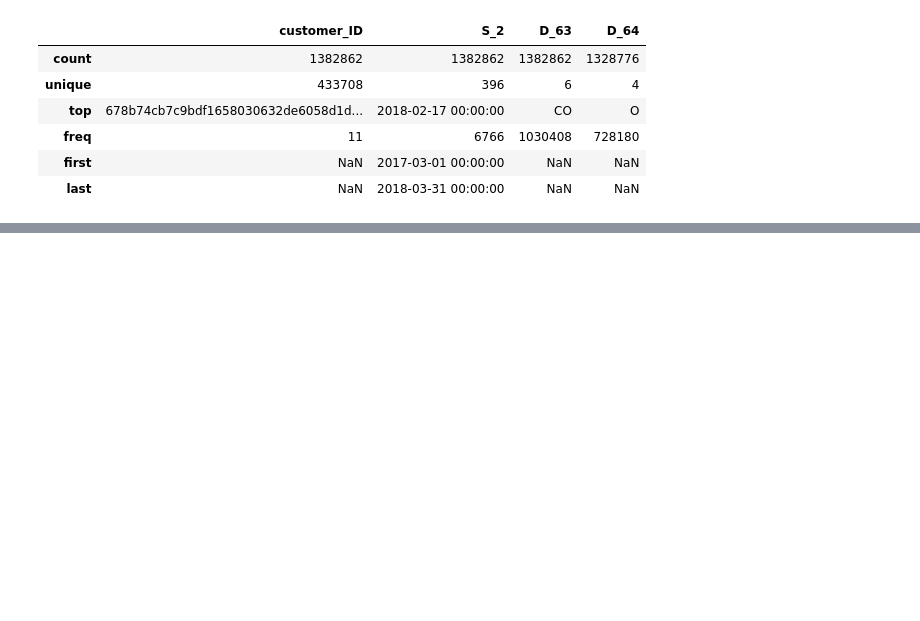
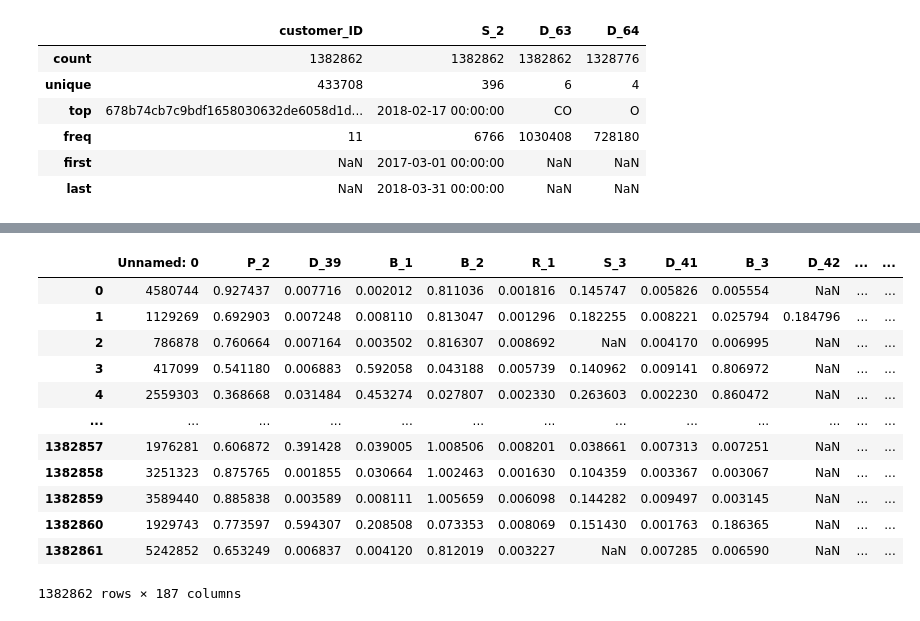
Before and after one commit to zalvatore/ADS502-Team2, a Jupyter notebook: ADS502-Team_2-Summer22.ipynb, the cells around one changed output, grey strips where cells are left out. Cells and saved outputs as stored; diff of their text form; code cells hidden in the pictures; blank space fills up the shorter version.

```diff
--- a/ADS502-Team_2-Summer22.ipynb
+++ b/ADS502-Team_2-Summer22.ipynb
@@ -120,0 +150,18 @@ train_data_objects.describe()
+# %%
+#Show Numeric col
+train_data_numeric = getNumericCol(train_data)
+train_data_numeric
+# %% [output]
+|  | Unnamed: 0 | P_2 | D_39 | B_1 | B_2 | R_1 | S_3 | D_41 | B_3 | D_42 | ... | ... |
+| 0 | 4580744 | 0.927437 | 0.007716 | 0.002012 | 0.811036 | 0.001816 | 0.145747 | 0.005826 | 0.005554 | NaN | ... | ... |
+| 1 | 1129269 | 0.692903 | 0.007248 | 0.008110 | 0.813047 | 0.001296 | 0.182255 | 0.008221 | 0.025794 | 0.184796 | ... | ... |
+| 2 | 786878 | 0.760664 | 0.007164 | 0.003502 | 0.816307 | 0.008692 | NaN | 0.004170 | 0.006995 | NaN | ... | ... |
+| 3 | 417099 | 0.541180 | 0.006883 | 0.592058 | 0.043188 | 0.005739 | 0.140962 | 0.009141 | 0.806972 | NaN | ... | ... |
+| 4 | 2559303 | 0.368668 | 0.031484 | 0.453274 | 0.027807 | 0.002330 | 0.263603 | 0.002230 | 0.860472 | NaN | ... | ... |
+| ... | ... | ... | ... | ... | ... | ... | ... | ... | ... | ... | ... | ... |
+| 1382857 | 1976281 | 0.606872 | 0.391428 | 0.039005 | 1.008506 | 0.008201 | 0.038661 | 0.007313 | 0.007251 | NaN | ... | ... |
+| 1382858 | 3251323 | 0.875765 | 0.001855 | 0.030664 | 1.002463 | 0.001630 | 0.104359 | 0.003367 | 0.003067 | NaN | ... | ... |
+| 1382859 | 3589440 | 0.885838 | 0.003589 | 0.008111 | 1.005659 | 0.006098 | 0.144282 | 0.009497 | 0.003145 | NaN | ... | ... |
+| 1382860 | 1929743 | 0.773597 | 0.594307 | 0.208508 | 0.073353 | 0.008069 | 0.151430 | 0.001763 | 0.186365 | NaN | ... | ... |
+| 1382861 | 5242852 | 0.653249 | 0.006837 | 0.004120 | 0.812019 | 0.003227 | NaN | 0.007285 | 0.006590 | NaN | ... | ... |
+1382862 rows × 187 columns
```
Also changed, not shown: parts of 17 cells of this notebook.
